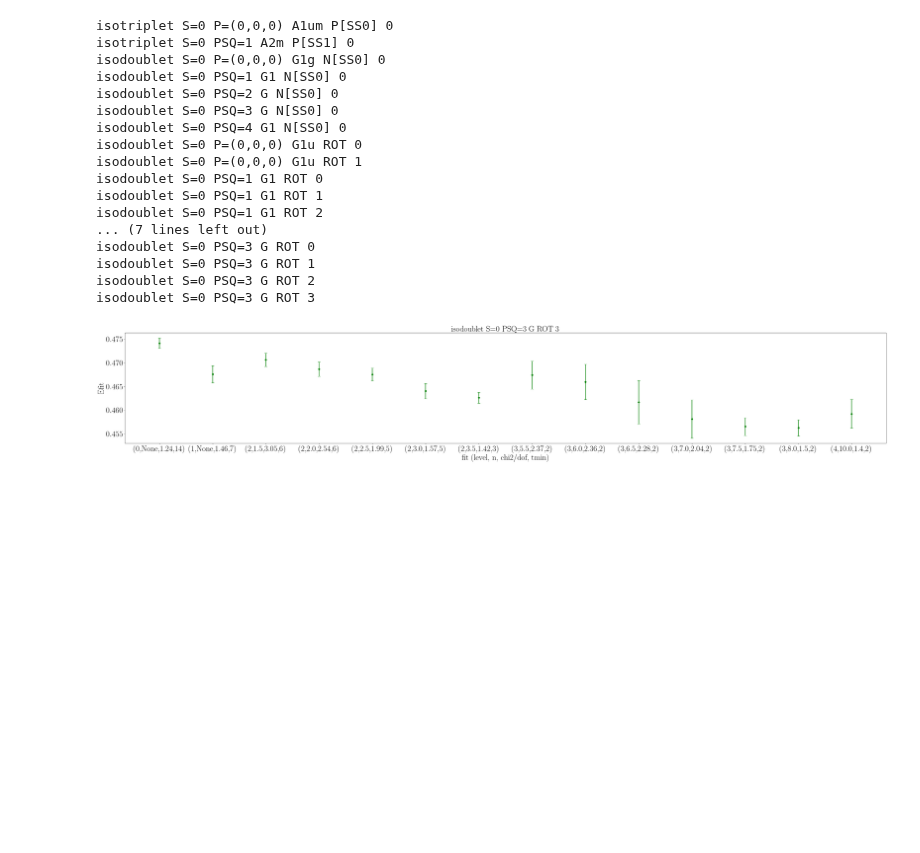
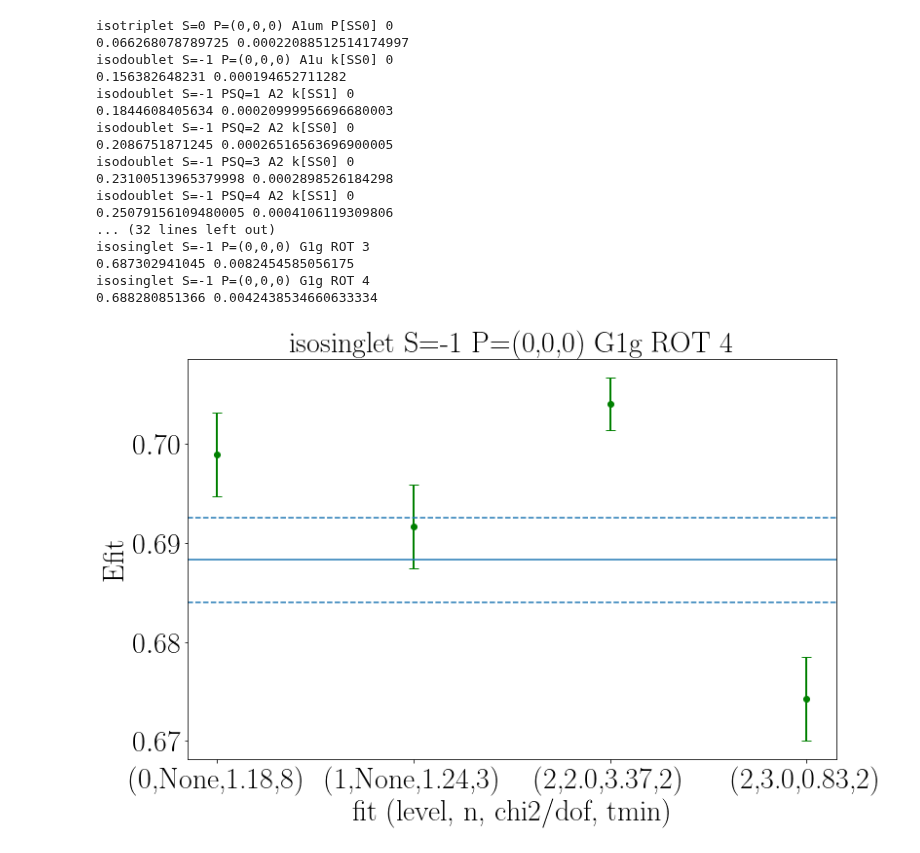
Before and after one commit to xinucode/sigmond_python_plots, a Jupyter notebook: multi-series_fit/multiseries_checks.ipynb, the cells around one changed output. Drawn from its saved outputs; the diff is of its cells as text; code cells hidden in the pictures; blank space fills up the shorter version.

```diff
--- a/multi-series_fit/multiseries_checks.ipynb
+++ b/multi-series_fit/multiseries_checks.ipynb
@@ -28,6 +24,7 @@ f = plt.figure(facecolor="white")
 f.set_figwidth(14)
 f.set_figheight(8)
 completed_ops = []
+ff = open("estimated_averages.csv","w+")
 for log_file in log_files:
     data = ET.parse(log_file)
     root = data.getroot()
@@ -45,48 +42,73 @@ for log_file in log_files:
                 tmins = []
                 for fit_level in item.findall('./IntermediateFitResults'):
                     level.append(int(fit_level.find('./FitLevel').text))
                     if fit_level.findall(f'./N{level[-1]}'):
                         n.append( round(float(fit_level.find(f'./N{level[-1]}').text),1) )
                     else:
                         n.append(None)
                     fit_values.append( float(fit_level.find('./EnergyFitValue').text) )
                     fit_errs.append( float(fit_level.find('./EnergyErrValue').text) )
                     chi2dof.append( round(float(fit_level.find('./ChiSqDof').text),2) )
                     tmins.append( int(fit_level.find('./Tmin').text) )
 
                     if fit_values[-1]< 0.0001:
                         level.pop()
                         n.pop()
                         fit_values.pop()
                         fit_errs.pop()
                         chi2dof.pop()
                         tmins.pop()
 
                 x_values = [f"({this_level},{this_n},{this_chi},{thic_tmin})" for this_level, this_n, this_chi, thic_tmin in zip(level,n,chi2dof,tmins)]
                 f.set_figwidth(3*len(x_values))
+                average_val = 0.0
+                num_average = 0
+                average_err = 0.0
+                for this_chi, fit_value, fit_err in zip(chi2dof,fit_values,fit_errs):
+                    if float(this_chi)<=1.45 and float(this_chi)>=0.69:
+                        average_val += fit_value
+                        num_average += 1
+                        average_err += fit_err
+                if num_average:
+                    average_val /= num_average
+                    average_err /= num_average
+                    plt.axhline(average_val)
+                    plt.axhline(average_val-average_err, ls="--")
+                    plt.axhline(average_val+average_err, ls="--")
+                    ff.write(f"{corr};{average_val};{average_err}\n")
+                    print(average_val,average_err)
+                else:
+                    best_chisq = chi2dof.index(min(chi2dof))
+                    print(fit_values[best_chisq],fit_errs[best_chisq])
+                    plt.axhline(fit_values[best_chisq])
+                    plt.axhline(fit_values[best_chisq]-fit_errs[best_chisq], ls="--")
+                    plt.axhline(fit_values[best_chisq]+fit_errs[best_chisq], ls="--")
+                    ff.write(f"{corr};{fit_values[best_chisq]};{fit_errs[best_chisq]}\n")
+
                 plt.errorbar( x_values, fit_values,fit_errs,marker=settings.markers[0],color=settings.colors[0],lw=0.0, elinewidth=2.0, capsize=5.0)
                 plt.xlabel( 'fit (level, n, chi2/dof, tmin)')
                 plt.ylabel('Efit')
                 plt.title(corr)
                 plt.tight_layout()
-                plt.savefig(corr.replace(" ","_")+".png")
+                plt.savefig(corr.replace(" ","_")+"_Efits.png")
                 completed_ops.append(corr)
+ff.close()
 # %% [output]
 isotriplet S=0 P=(0,0,0) A1um P[SS0] 0
-isotriplet S=0 PSQ=1 A2m P[SS1] 0
-isodoublet S=0 P=(0,0,0) G1g N[SS0] 0
-isodoublet S=0 PSQ=1 G1 N[SS0] 0
-isodoublet S=0 PSQ=2 G N[SS0] 0
-isodoublet S=0 PSQ=3 G N[SS0] 0
-isodoublet S=0 PSQ=4 G1 N[SS0] 0
-isodoublet S=0 P=(0,0,0) G1u ROT 0
-isodoublet S=0 P=(0,0,0) G1u ROT 1
-isodoublet S=0 PSQ=1 G1 ROT 0
-isodoublet S=0 PSQ=1 G1 ROT 1
-isodoublet S=0 PSQ=1 G1 ROT 2
-... (7 lines left out)
-isodoublet S=0 PSQ=3 G ROT 0
-isodoublet S=0 PSQ=3 G ROT 1
-isodoublet S=0 PSQ=3 G ROT 2
-isodoublet S=0 PSQ=3 G ROT 3
+0.066268078789725 0.00022088512514174997
+isodoublet S=-1 P=(0,0,0) A1u k[SS0] 0
+0.156382648231 0.000194652711282
+isodoublet S=-1 PSQ=1 A2 k[SS1] 0
+0.1844608405634 0.00020999956696680003
+isodoublet S=-1 PSQ=2 A2 k[SS0] 0
+0.2086751871245 0.00026516563696900005
+isodoublet S=-1 PSQ=3 A2 k[SS0] 0
+0.23100513965379998 0.0002898526184298
+isodoublet S=-1 PSQ=4 A2 k[SS1] 0
+0.25079156109480005 0.0004106119309806
+... (32 lines left out)
+isosinglet S=-1 P=(0,0,0) G1g ROT 3
+0.687302941045 0.0082454585056175
+isosinglet S=-1 P=(0,0,0) G1g ROT 4
+0.688280851366 0.0042438534660633334
-[figure, old version]
+[figure, new version]
```
Also changed, not shown: parts of 5 cells of this notebook, 37 other files.
